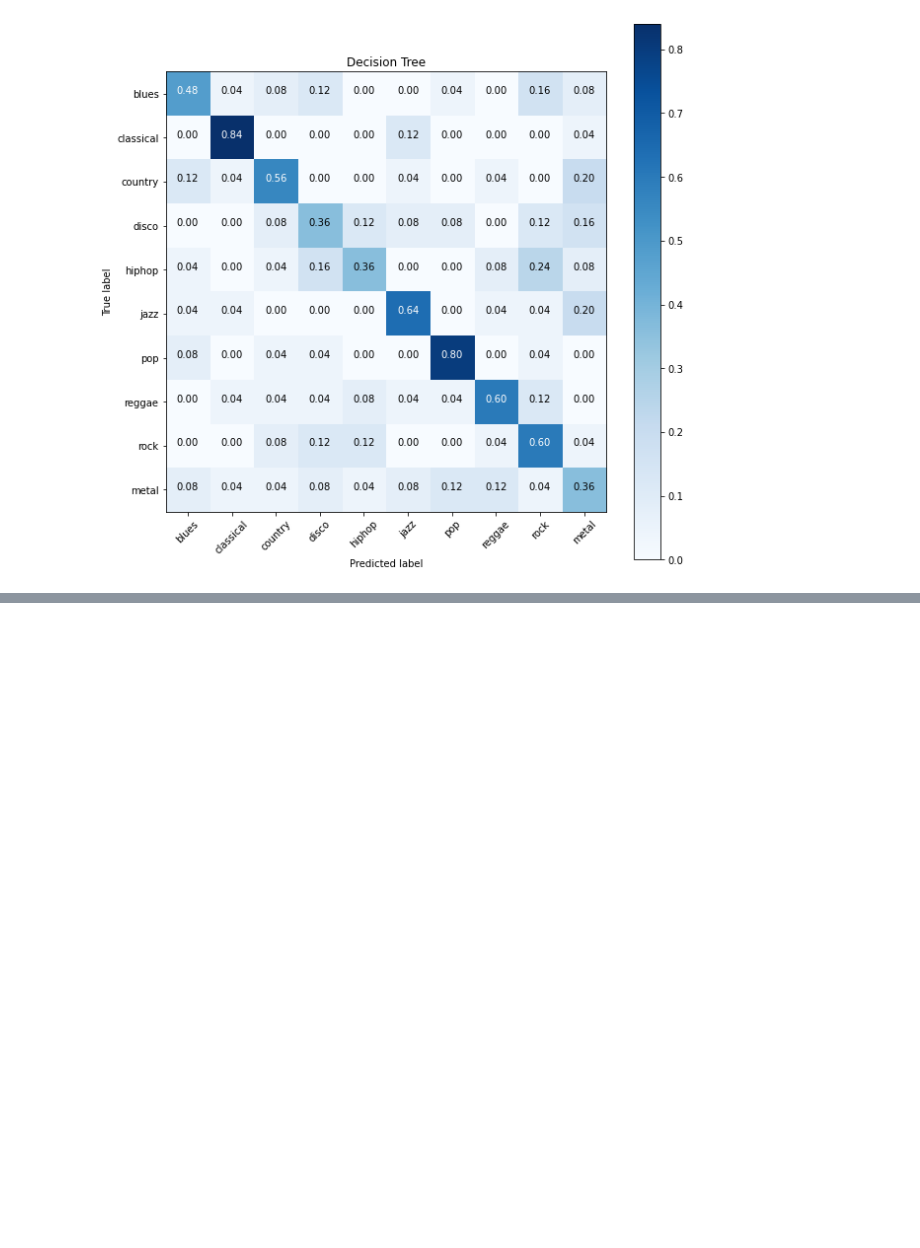
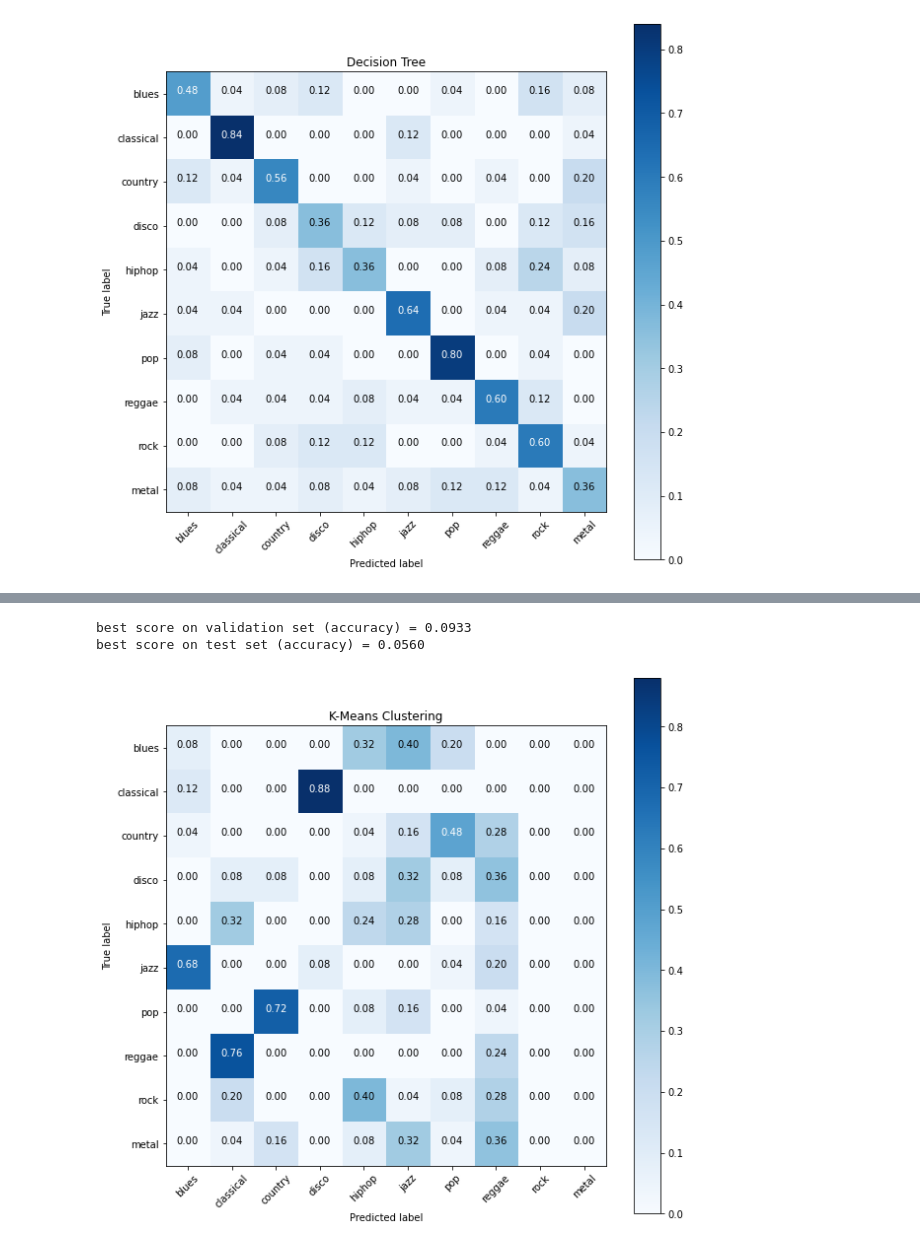
Before and after one commit to danlaw101/Automatic-analysis-of-music-performance, a Jupyter notebook: Classifier.ipynb, the cells around one changed output, grey strips where cells are left out. Drawn from its saved outputs; the diff is of its cells as text; code cells hidden in the pictures; blank space fills up the shorter version.

```diff
--- a/Classifier.ipynb
+++ b/Classifier.ipynb
@@ -257,2 +291,16 @@ plot_confusion_matrix(cm, classes, normalize=True, title='SVM')
 # %%
 # K-Means Clustering
+# %%
+params = {
+    "cls__max_iter": [300]
+}
+
+pipe_km = Pipeline([
+    ('scale', StandardScaler()),
+    ('var_tresh', VarianceThreshold(threshold=(.8 * (1 - .8)))),
+    ('feature_selection', SelectFromModel(lgbm.LGBMClassifier())),
+    ('cls', KMeans())
+])
+
+grid_km = GridSearchCV(pipe_km, params, scoring='accuracy', n_jobs=6, cv=5)
+grid_km.fit(X_train, y_train)
@@ -259,2 +316,16 @@ plot_confusion_matrix(cm, classes, normalize=True, title='SVM')
+# %%
+preds_km = grid_km.predict(X_test)
+print("best score on validation set (accuracy) = {:.4f}".format(grid_km.best_score_))
+print("best score on test set (accuracy) = {:.4f}".format(accuracy_score(y_test, preds_km)))
+# %% [output]
+best score on validation set (accuracy) = 0.0933
+best score on test set (accuracy) = 0.0560
+# %%
+cm_km = confusion_matrix(y_test, preds_km)
+classes = ['blues','classical','country','disco','hiphop','jazz','pop','reggae','rock','metal']
+plt.figure(figsize=(10,10))
+plot_confusion_matrix(cm_km, classes, normalize=True, title='K-Means Clustering')
+# %% [output]
+[figure, added]
 # %%
 # KNN
```
Also changed, not shown: parts of 23 cells of this notebook, 14 other files.
